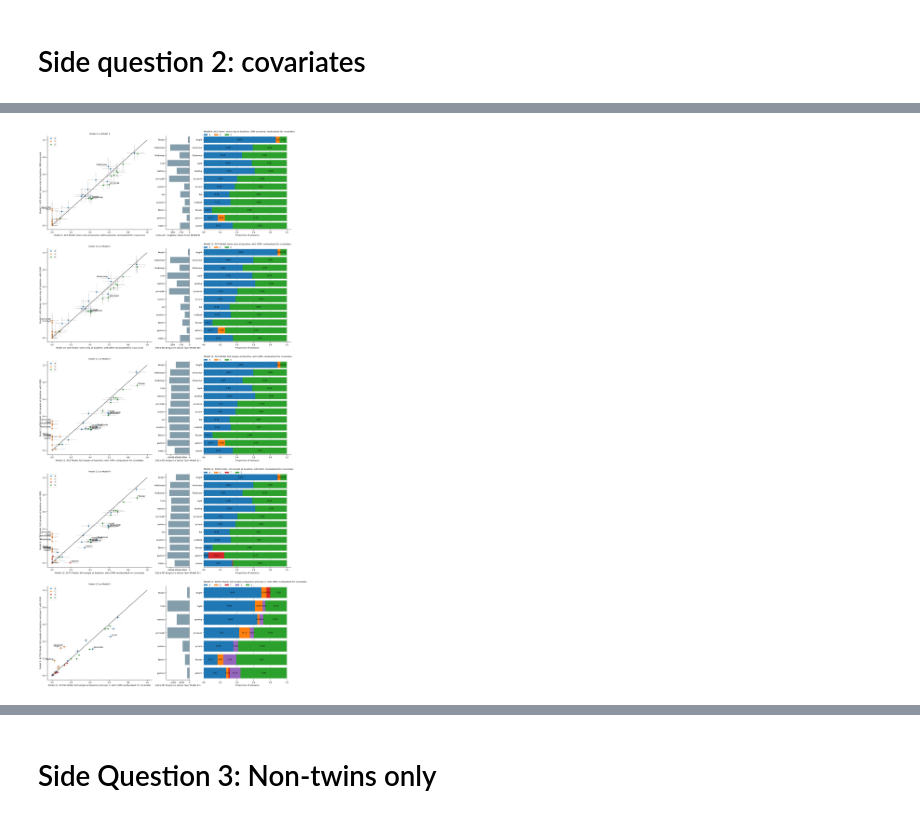
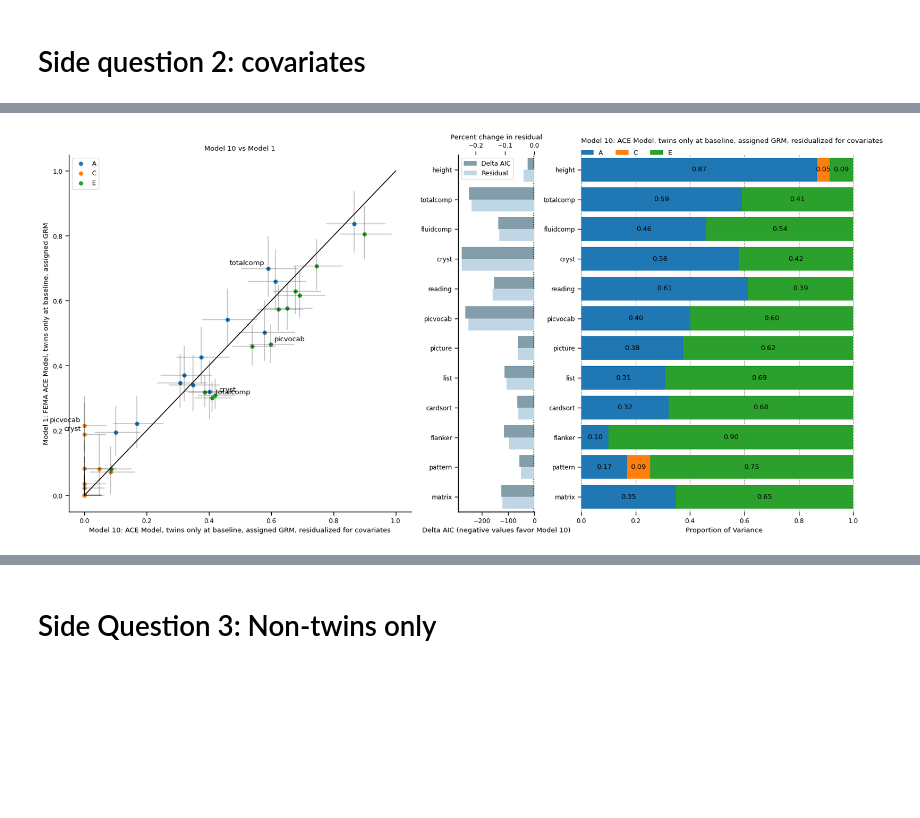
Before and after one commit to dmysmith/random_effects, a Jupyter notebook: behavioral/scripts/visualize_python.ipynb, the cells around one changed output, grey strips where cells are left out. Cells and saved outputs as stored; diff of their text form; code cells hidden in the pictures; blank space fills up the shorter version.

```diff
--- a/behavioral/scripts/visualize_python.ipynb
+++ b/behavioral/scripts/visualize_python.ipynb
@@ -25,8 +25,8 @@ models = pd.DataFrame(fstem_imaging, columns =['shortname'])
 models['title'] = titles
 models['RandomEffects'] = RandomEffects
 # %%
-models['y2_only'] = [False, False, False, False, True, False, False, True, False, \
-                     False, False, False, True, True, True, True]
+models['y2_only'] = [False, False, False, False, True, True, False, False, True, False, \
+                     False, False, False, True, True, True, True, True]
 # %%
 baseline_phenos = ["matrix", "pattern", "flanker",  "cardsort", "list", "picture", \
                    "picvocab", "reading", "cryst", "fluidcomp", "totalcomp", "height"]
@@ -134,0 +135,13 @@ models.at[(models.index[models['shortname'] == 'openmx'].tolist()[0]),'name']='M
+# %%
+def my_colors(RandomEffects):
+    """
+    Takes a list of random effects and returns colors in the correct order.
+
+    """
+
+    labels = np.array(RandomEffects)
+    dict = {'A':'#1f77b4','C':'#ff7f0e','F':'#ff7f0e','T':'#d62728','S':'#9467bd','E':'#2ca02c'}
+    colors = [dict[lbl] for lbl in RandomEffects]
+    return colors
+
+print(my_colors('T')[0])
@@ -607,8 +615,8 @@ stacked_bar("s1_assigngrm_m5", sig2mat, models, ax=ax2)
 ## MODEL 1
 
 # Setting up the plot surface
-fig = plt.figure(figsize=(20, 45))
-gs = GridSpec(nrows=5, ncols=3, width_ratios = [9,2,7.5])
+fig = plt.figure(figsize=(20, 9))
+gs = GridSpec(nrows=1, ncols=3, width_ratios = [9,2,7.5])
 
 # Left axes
 ax0 = fig.add_subplot(gs[0, 0])
@@ -616,65 +624,9 @@ compare_models("s2_allcovs_m1", "model1", sig2mat, models, ax=ax0, lbl = .1)
 
 # Middle axes
 ax1=fig.add_subplot(gs[0,1])
-plot_aic("s2_allcovs_m1", "model1", model, models, baseline_phenos, label =-2)
+plot_aic("s2_allcovs_m1", "model1", model, models, baseline_phenos, label =-2, sig2tvec = True)
 
 # Right axes
 ax2=fig.add_subplot(gs[0, 2], sharey=ax1)
 stacked_bar("s2_allcovs_m1", sig2mat, models, ax=ax2)
-
-## MODEL 2
-
-# Left axes
-ax0 = fig.add_subplot(gs[1, 0])
-compare_models("s2_allcovs_m2", "model2", sig2mat, models, ax=ax0, lbl = .1)
-
-# Middle axes
-ax1=fig.add_subplot(gs[1,1])
-plot_aic("s2_allcovs_m2", "model2", model, models, baseline_phenos, label =-2)
-
-# Right axes
-ax2=fig.add_subplot(gs[1, 2], sharey=ax1)
-stacked_bar("s2_allcovs_m2", sig2mat, models, ax=ax2)
-
-## MODEL 3
-
-# Left axes
-ax0 = fig.add_subplot(gs[2, 0])
-compare_models("s2_allcovs_m3", "model3", sig2mat, models, ax=ax0, lbl = .1)
-
-# Middle axes
-ax1=fig.add_subplot(gs[2,1])
-plot_aic("s2_allcovs_m3", "model3", model, models, baseline_phenos, label =-2)
-
-# Right axes
-ax2=fig.add_subplot(gs[2, 2], sharey=ax1)
-stacked_bar("s2_allcovs_m3", sig2mat, models, ax=ax2)
-
-## MODEL 4
-
-# Left axes
-ax0 = fig.add_subplot(gs[3, 0])
-compare_models("s2_allcovs_m4", "model4", sig2mat, models, ax=ax0, lbl = .1)
-
-# Middle axes
-ax1=fig.add_subplot(gs[3,1])
-plot_aic("s2_allcovs_m4", "model4", model, models, baseline_phenos, label =-2)
-
-# Right axes
-ax2=fig.add_subplot(gs[3, 2], sharey=ax1)
-stacked_bar("s2_allcovs_m4", sig2mat, models, ax=ax2)
-
-## MODEL 5
-
-# Left axes
-ax0 = fig.add_subplot(gs[4, 0])
-compare_models("s2_allcovs_m5", "model5", sig2mat, models, ax=ax0, lbl = .1)
-
-# Middle axes
-ax1=fig.add_subplot(gs[4,1])
-plot_aic("s2_allcovs_m5", "model5", model, models, y2_phenos, label =-2)
-
-# Right axes
-ax2=fig.add_subplot(gs[4, 2], sharey=ax1)
-stacked_bar("s2_allcovs_m5", sig2mat, models, ax=ax2)
 # %% [output]
@@ -682 +634 @@ stacked_bar("s2_allcovs_m5", sig2mat, models, ax=ax2)
-[figure, old version]
+[figure, new version]
```
Also changed, not shown: parts of 26 cells of this notebook, 5 other files.
